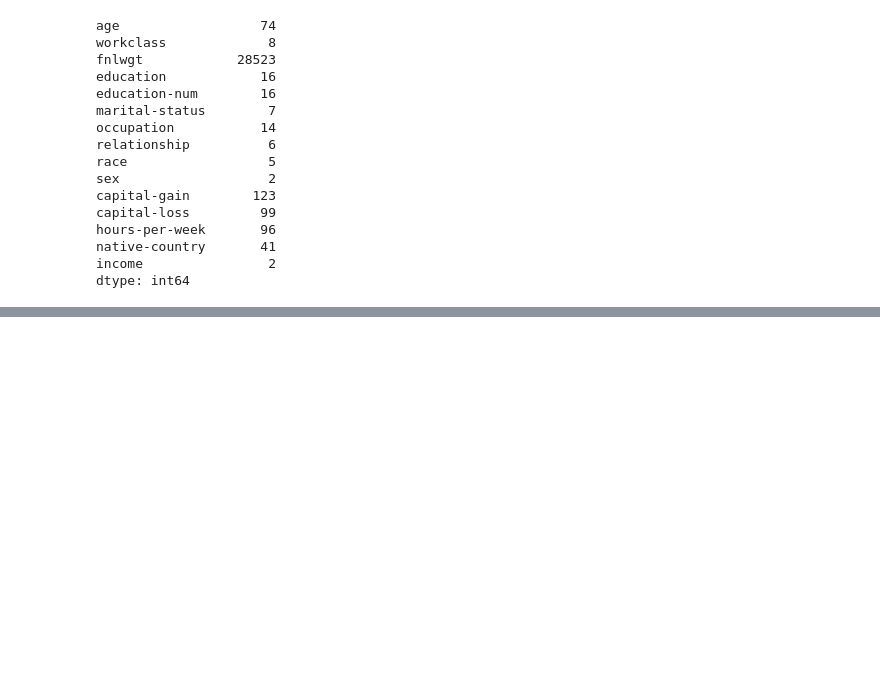
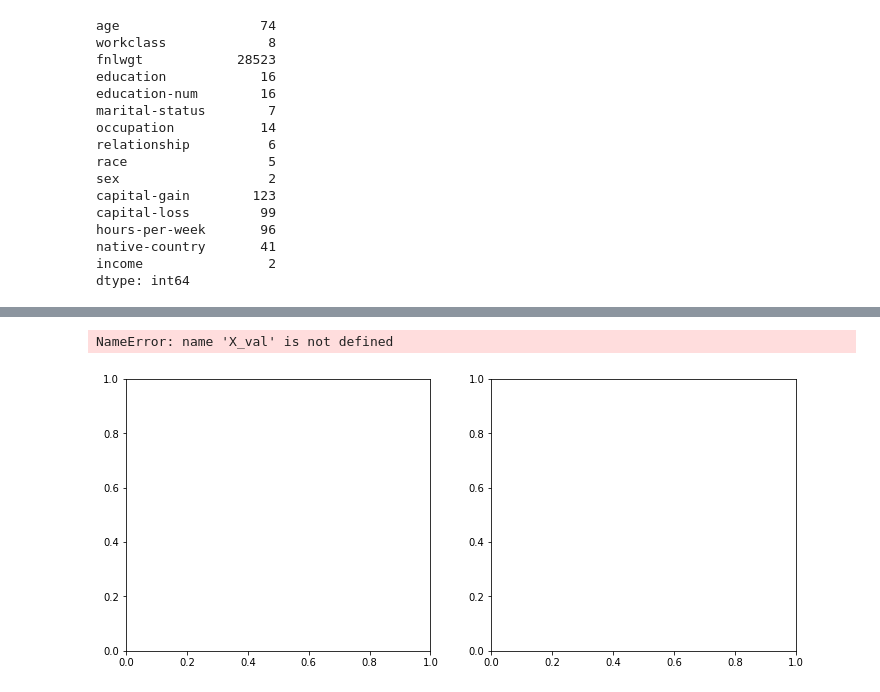
Before and after one commit to VPDeb/DS-Unit-2-Applied-Modeling, a Jupyter notebook: module3-permutation-boosting/LS_DS_233_assignment.ipynb, the cells around one changed output, grey strips where cells are left out. Saved outputs shown, nothing was run; the diff lists cells and outputs as text; code cells hidden in the pictures; blank space fills up the shorter version.

```diff
--- a/module3-permutation-boosting/LS_DS_233_assignment.ipynb
+++ b/module3-permutation-boosting/LS_DS_233_assignment.ipynb
@@ -261,3 +282,3 @@ Name: gender-F/1-M/0, Length: 48842, dtype: int64
 # %%
-X_train, y_train, X_test, y_test = train_test_split(X,y,test_size=0.2,random_state=42)
+X_train, X_test, y_train, y_test = train_test_split(X,y,test_size=0.2,random_state=42)
 # %%
@@ -277,0 +304,6 @@ from category_encoders import OrdinalEncoder
+# %%
+model_bag = make_pipeline(
+    OrdinalEncoder(),
+    RandomForestClassifier()
+)
+model_bag.fit(X_train, y_train)
@@ -277,0 +328,6 @@ from category_encoders import OrdinalEncoder
+# %%
+model_boost = make_pipeline(
+    OrdinalEncoder(),
+    XGBClassifier()
+)
+model_boost.fit(X_train, y_train)
@@ -277,0 +388,15 @@ from category_encoders import OrdinalEncoder
+# %%
+
+fig, (ax1, ax2) = plt.subplots(ncols=2, nrows=1, figsize=(12,5))
+
+plot_roc_curve(model_bag, X_test, y_test, ax=ax1)
+plot_roc_curve(model_boost, X_test, y_val, ax=ax2)
+ax1.plot([(0,0), (1,1)], color='grey', linestyle='--')
+ax2.plot([(0,0), (1,1)], color='grey', linestyle='--')
+ax1.set_title('Random Forest')
+ax2.set_title('XG Boost')
+
+plt.show()
+# %% [output]
+NameError: name 'X_val' is not defined
+[figure, added]
```
Also changed, not shown: parts of 16 cells of this notebook.
